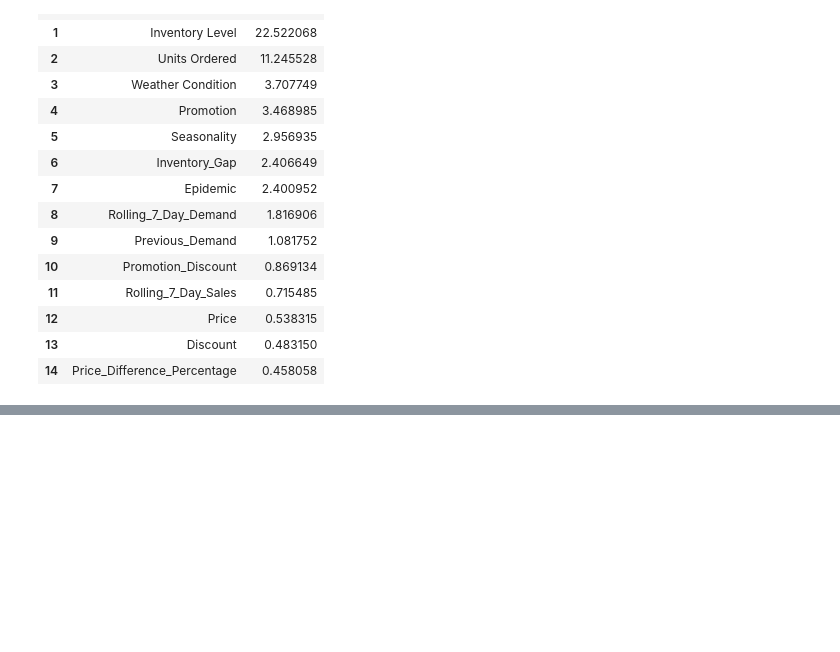
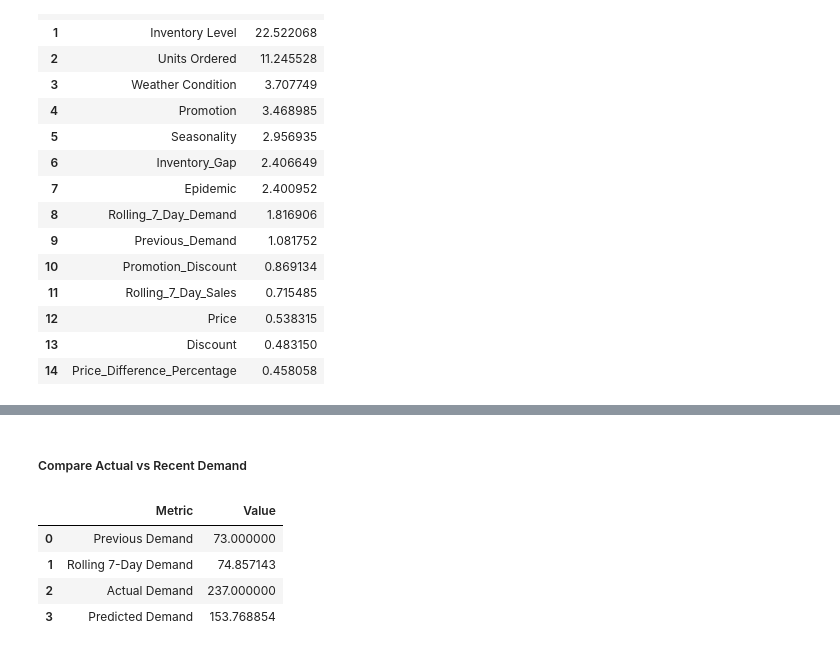
Before and after one commit to TejasMJ/retail-demand-intelligence, a Jupyter notebook: notebooks/07_model_explainability.ipynb, the cells around one changed output, grey strips where cells are left out. Cells and saved outputs as stored; diff of their text form; code cells hidden in the pictures; blank space fills up the shorter version.

```diff
--- a/notebooks/07_model_explainability.ipynb
+++ b/notebooks/07_model_explainability.ipynb
@@ -606,0 +727,27 @@ original_feature_importance.head(15)
+# %% [markdown]
+##### Compare Actual vs Recent Demand
+# %%
+# Examining the largest-error observation against its recent demand history.
+
+comparison = pd.DataFrame({
+    'Metric': [
+        'Previous Demand',
+        'Rolling 7-Day Demand',
+        'Actual Demand',
+        'Predicted Demand'
+    ],
+    'Value': [
+        largest_error['Previous_Demand'],
+        largest_error['Rolling_7_Day_Demand'],
+        largest_error['Actual_Demand'],
+        largest_error['Predicted_Demand']
+    ]
+})
+
+comparison
+# %% [output]
+|  | Metric | Value |
+| 0 | Previous Demand | 73.000000 |
+| 1 | Rolling 7-Day Demand | 74.857143 |
+| 2 | Actual Demand | 237.000000 |
+| 3 | Predicted Demand | 153.768854 |
```
Also changed, not shown: parts of 15 cells of this notebook.
